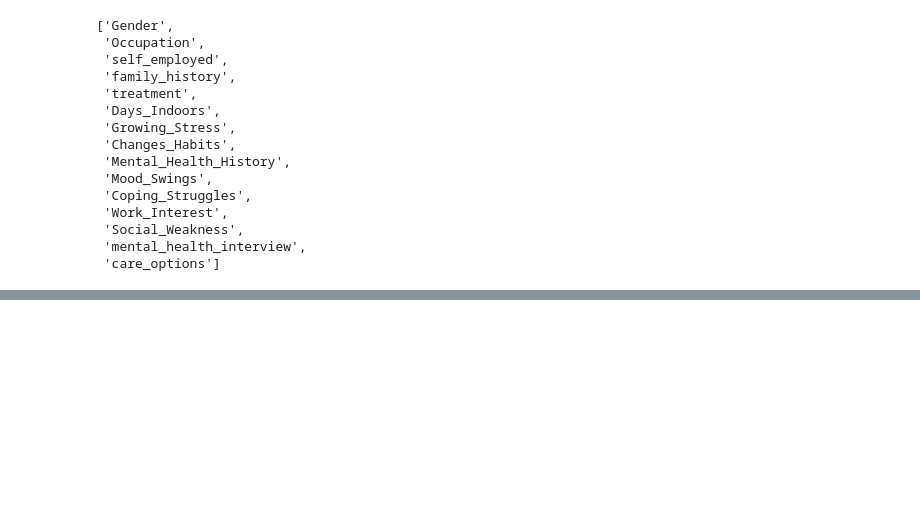
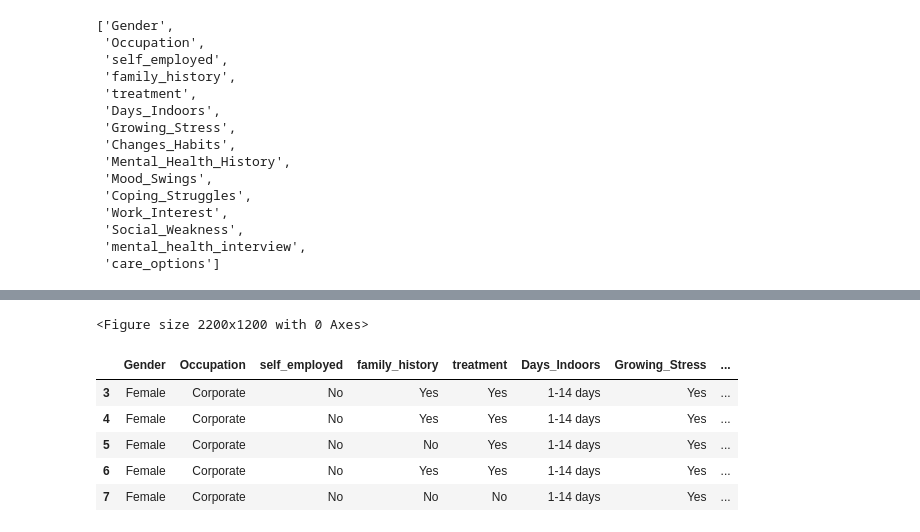
Before and after one commit to kamijoseph/Mental-Health, a Jupyter notebook: mental_health.ipynb, the cells around one changed output, grey strips where cells are left out. Cells and saved outputs as stored; diff of their text form; code cells hidden in the pictures; blank space fills up the shorter version.

```diff
--- a/mental_health.ipynb
+++ b/mental_health.ipynb
@@ -251,0 +254,32 @@ plt.show()
+# %%
+# plotting barplots
+numeric_cols = data.select_dtypes(include="number").columns
+
+fig, axes = plt.subplots(3, 5, figsize=(22, 12))
+axes = axes.flatten()
+
+for idx, column in enumerate(numeric_cols[:len(axes)]):
+    sns.boxplot(
+        data=data,
+        y=column,
+        ax=axes[idx]
+    )
+    axes[idx].set_title(column)
+
+# remove unused plots
+for j in range(len(numeric_cols), len(axes)):
+    fig.delaxes(axes[j])
+
+plt.tight_layout()
+plt.show()
+# %% [output]
+<Figure size 2200x1200 with 0 Axes>
+# %%
+data.head()
+# %% [output]
+|  | Gender | Occupation | self_employed | family_history | treatment | Days_Indoors | Growing_Stress | ... |
+| 3 | Female | Corporate | No | Yes | Yes | 1-14 days | Yes | ... |
+| 4 | Female | Corporate | No | Yes | Yes | 1-14 days | Yes | ... |
+| 5 | Female | Corporate | No | No | Yes | 1-14 days | Yes | ... |
+| 6 | Female | Corporate | No | Yes | Yes | 1-14 days | Yes | ... |
+| 7 | Female | Corporate | No | No | No | 1-14 days | Yes | ... |
```
Also changed, not shown: parts of 5 cells of this notebook.
